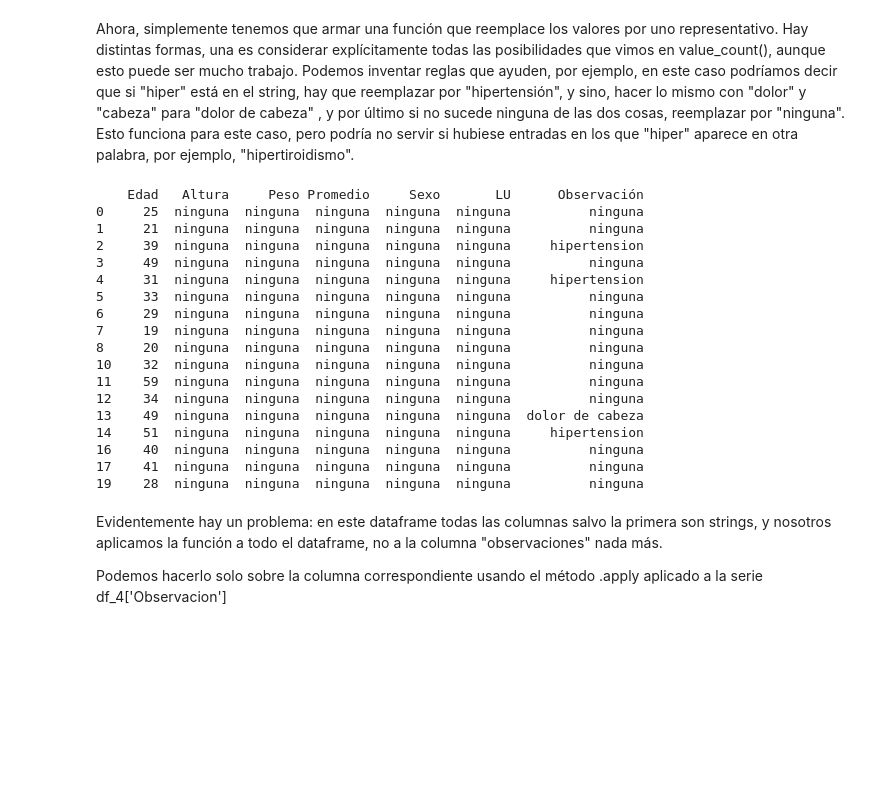
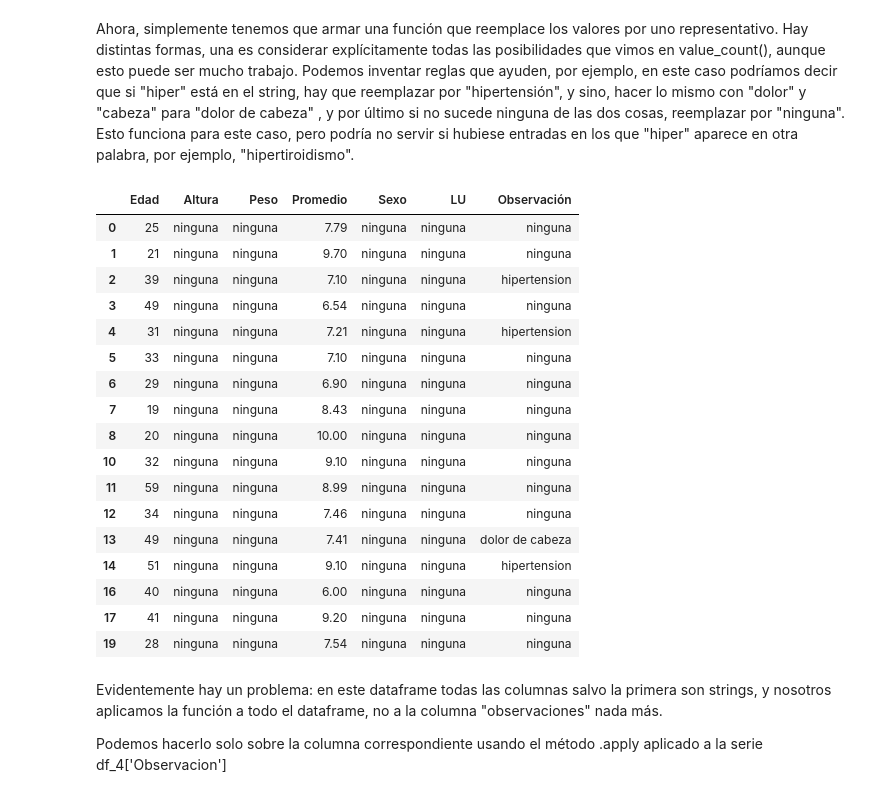
Before and after one commit to PabloDiosquez/Labo_De_Datos_UBA, a Jupyter notebook: Clase_3_primera_parte_Preparación_de_datos.ipynb, the cells around one changed output. Saved outputs shown, nothing was run; the diff lists cells and outputs as text; code cells hidden in the pictures; blank space fills up the shorter version.

```diff
--- a/Clase_3_primera_parte_Preparación_de_datos.ipynb
+++ b/Clase_3_primera_parte_Preparación_de_datos.ipynb
@@ -270,37 +268,34 @@ Ahora, simplemente tenemos que armar una función que reemplace los valores por
 # %%
 def arregla_observacion(x):
   if type(x)==str:
-    if 'iper' in x:
+    if 'iper' in x and 'tens' in x:
       return "hipertension"
     elif 'dolor' in x and 'cabeza' in x:
       return "dolor de cabeza"
-    else:
-      return "ninguna"
-  else:
-    return x
-
+    return "ninguna"
+  return x
 
 df_5 = df_4.applymap(arregla_observacion)
-print(df_5)
+df_5
 # %% [output]
-    Edad   Altura     Peso Promedio     Sexo       LU      Observación
-0     25  ninguna  ninguna  ninguna  ninguna  ninguna          ninguna
-1     21  ninguna  ninguna  ninguna  ninguna  ninguna          ninguna
-2     39  ninguna  ninguna  ninguna  ninguna  ninguna     hipertension
-3     49  ninguna  ninguna  ninguna  ninguna  ninguna          ninguna
-4     31  ninguna  ninguna  ninguna  ninguna  ninguna     hipertension
-5     33  ninguna  ninguna  ninguna  ninguna  ninguna          ninguna
-6     29  ninguna  ninguna  ninguna  ninguna  ninguna          ninguna
-7     19  ninguna  ninguna  ninguna  ninguna  ninguna          ninguna
-8     20  ninguna  ninguna  ninguna  ninguna  ninguna          ninguna
-10    32  ninguna  ninguna  ninguna  ninguna  ninguna          ninguna
-11    59  ninguna  ninguna  ninguna  ninguna  ninguna          ninguna
-12    34  ninguna  ninguna  ninguna  ninguna  ninguna          ninguna
-13    49  ninguna  ninguna  ninguna  ninguna  ninguna  dolor de cabeza
-14    51  ninguna  ninguna  ninguna  ninguna  ninguna     hipertension
-16    40  ninguna  ninguna  ninguna  ninguna  ninguna          ninguna
-17    41  ninguna  ninguna  ninguna  ninguna  ninguna          ninguna
-19    28  ninguna  ninguna  ninguna  ninguna  ninguna          ninguna
+|  | Edad | Altura | Peso | Promedio | Sexo | LU | Observación |
+| 0 | 25 | ninguna | ninguna | 7.79 | ninguna | ninguna | ninguna |
+| 1 | 21 | ninguna | ninguna | 9.70 | ninguna | ninguna | ninguna |
+| 2 | 39 | ninguna | ninguna | 7.10 | ninguna | ninguna | hipertension |
+| 3 | 49 | ninguna | ninguna | 6.54 | ninguna | ninguna | ninguna |
+| 4 | 31 | ninguna | ninguna | 7.21 | ninguna | ninguna | hipertension |
+| 5 | 33 | ninguna | ninguna | 7.10 | ninguna | ninguna | ninguna |
+| 6 | 29 | ninguna | ninguna | 6.90 | ninguna | ninguna | ninguna |
+| 7 | 19 | ninguna | ninguna | 8.43 | ninguna | ninguna | ninguna |
+| 8 | 20 | ninguna | ninguna | 10.00 | ninguna | ninguna | ninguna |
+| 10 | 32 | ninguna | ninguna | 9.10 | ninguna | ninguna | ninguna |
+| 11 | 59 | ninguna | ninguna | 8.99 | ninguna | ninguna | ninguna |
+| 12 | 34 | ninguna | ninguna | 7.46 | ninguna | ninguna | ninguna |
+| 13 | 49 | ninguna | ninguna | 7.41 | ninguna | ninguna | dolor de cabeza |
+| 14 | 51 | ninguna | ninguna | 9.10 | ninguna | ninguna | hipertension |
+| 16 | 40 | ninguna | ninguna | 6.00 | ninguna | ninguna | ninguna |
+| 17 | 41 | ninguna | ninguna | 9.20 | ninguna | ninguna | ninguna |
+| 19 | 28 | ninguna | ninguna | 7.54 | ninguna | ninguna | ninguna |
 # %% [markdown]
 Evidentemente hay un problema: en este dataframe todas las columnas salvo la primera son strings, y nosotros aplicamos la función a todo el dataframe, no a la columna "observaciones" nada más.
 
```
Also changed, not shown: parts of 8 cells of this notebook.
